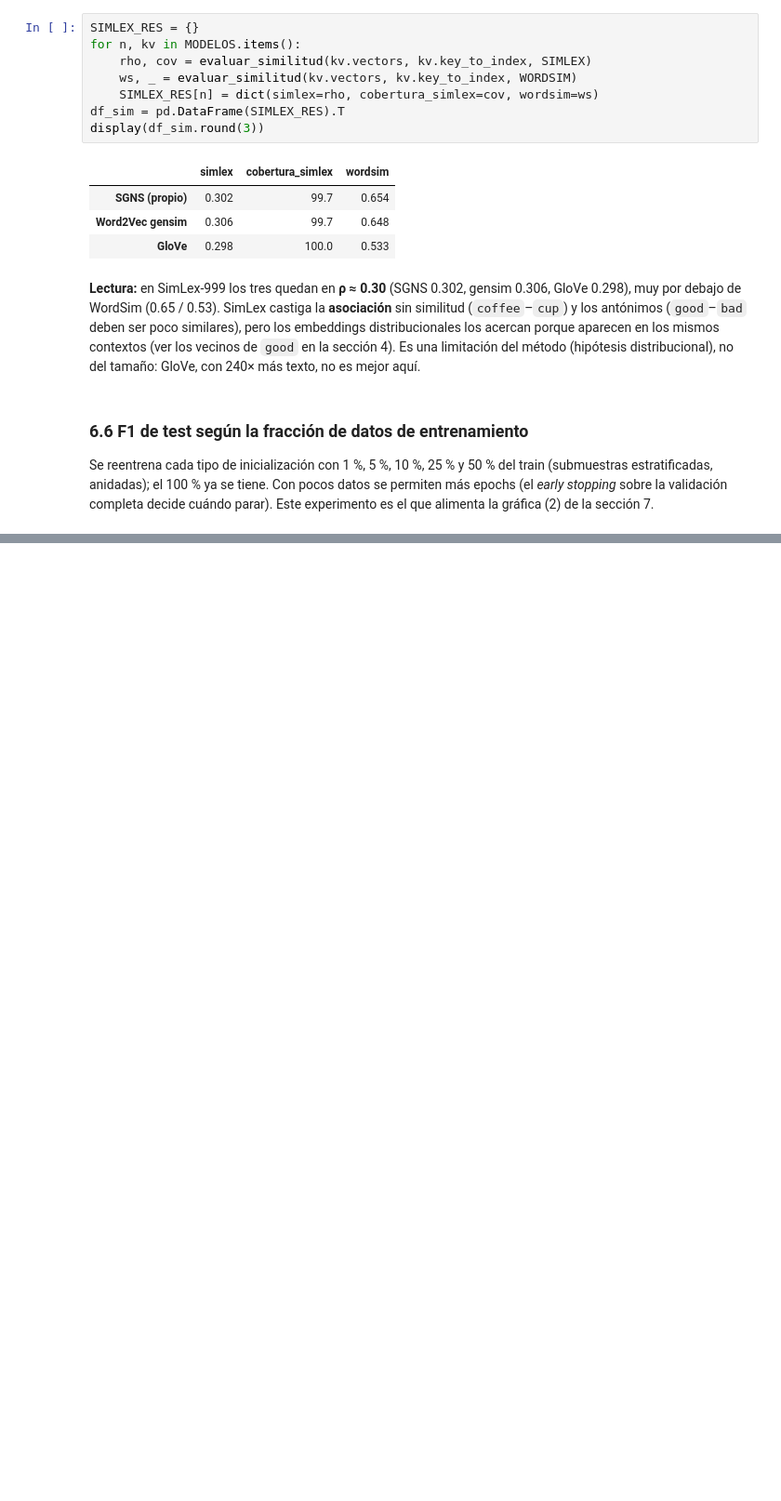
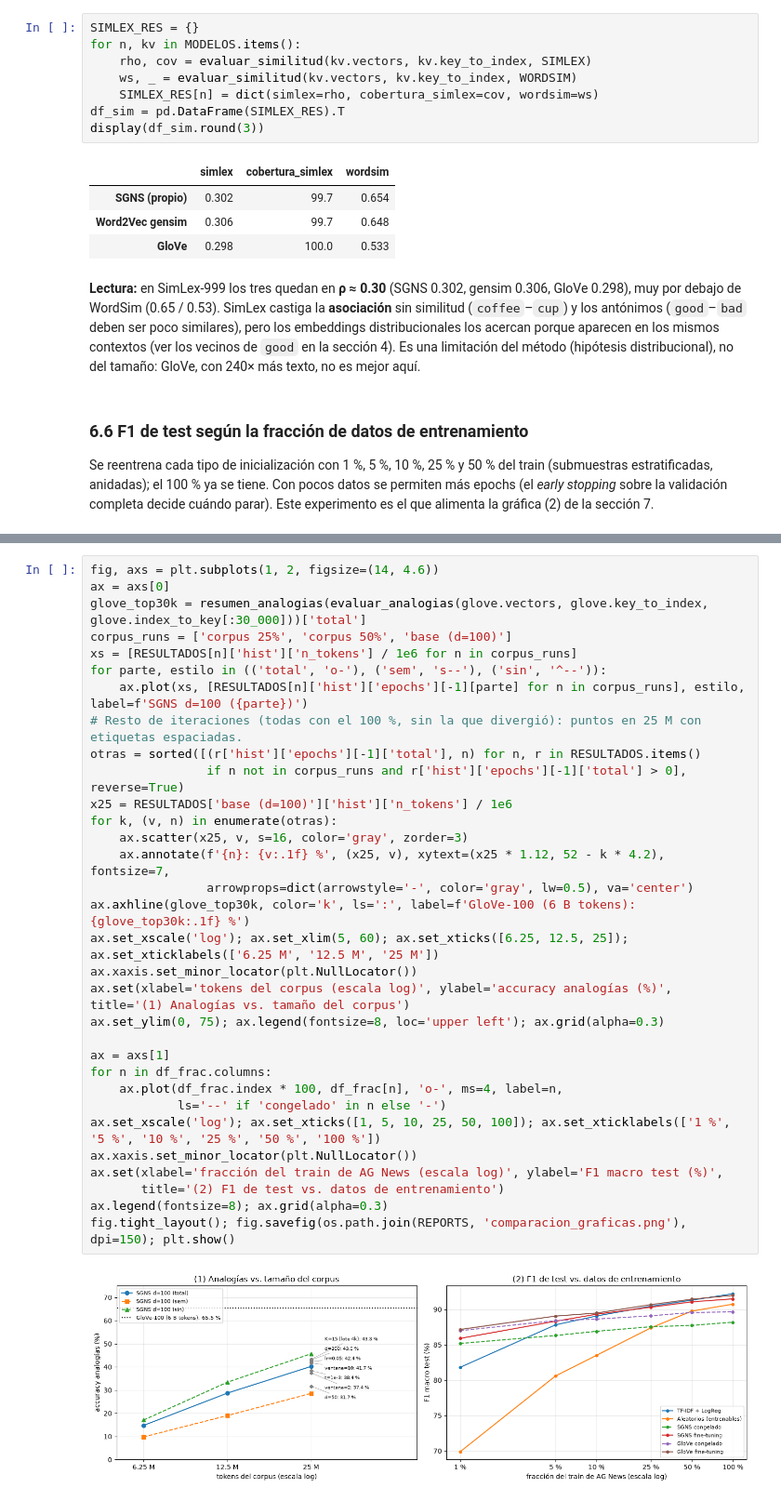
Before and after one commit to nicoCT04/Lab7-DL, a Jupyter notebook: notebook/lab7.ipynb, the cells around one changed output, grey strips where cells are left out. Shown at 93% size. Cells and saved outputs as stored; diff of their text form; blank space fills up the shorter version.

Commit message:
Tabla comparativa, graficas finales, discusion, vectores del mejor modelo y README

```diff
--- a/notebook/lab7.ipynb
+++ b/notebook/lab7.ipynb
@@ -1959,0 +2031,34 @@ df_frac.round(3).to_csv(os.path.join(REPORTS, 'f1_vs_fraccion.csv'))
+# %%
+fig, axs = plt.subplots(1, 2, figsize=(14, 4.6))
+ax = axs[0]
+glove_top30k = resumen_analogias(evaluar_analogias(glove.vectors, glove.key_to_index, glove.index_to_key[:30_000]))['total']
+corpus_runs = ['corpus 25%', 'corpus 50%', 'base (d=100)']
+xs = [RESULTADOS[n]['hist']['n_tokens'] / 1e6 for n in corpus_runs]
+for parte, estilo in (('total', 'o-'), ('sem', 's--'), ('sin', '^--')):
+    ax.plot(xs, [RESULTADOS[n]['hist']['epochs'][-1][parte] for n in corpus_runs], estilo, label=f'SGNS d=100 ({parte})')
+# Resto de iteraciones (todas con el 100 %, sin la que divergió): puntos en 25 M con etiquetas espaciadas.
+otras = sorted([(r['hist']['epochs'][-1]['total'], n) for n, r in RESULTADOS.items()
+                if n not in corpus_runs and r['hist']['epochs'][-1]['total'] > 0], reverse=True)
+x25 = RESULTADOS['base (d=100)']['hist']['n_tokens'] / 1e6
+for k, (v, n) in enumerate(otras):
+    ax.scatter(x25, v, s=16, color='gray', zorder=3)
+    ax.annotate(f'{n}: {v:.1f} %', (x25, v), xytext=(x25 * 1.12, 52 - k * 4.2), fontsize=7,
+                arrowprops=dict(arrowstyle='-', color='gray', lw=0.5), va='center')
+ax.axhline(glove_top30k, color='k', ls=':', label=f'GloVe-100 (6 B tokens): {glove_top30k:.1f} %')
+ax.set_xscale('log'); ax.set_xlim(5, 60); ax.set_xticks([6.25, 12.5, 25]); ax.set_xticklabels(['6.25 M', '12.5 M', '25 M'])
+ax.xaxis.set_minor_locator(plt.NullLocator())
+ax.set(xlabel='tokens del corpus (escala log)', ylabel='accuracy analogías (%)', title='(1) Analogías vs. tamaño del corpus')
+ax.set_ylim(0, 75); ax.legend(fontsize=8, loc='upper left'); ax.grid(alpha=0.3)
+
+ax = axs[1]
+for n in df_frac.columns:
+    ax.plot(df_frac.index * 100, df_frac[n], 'o-', ms=4, label=n,
+            ls='--' if 'congelado' in n else '-')
+ax.set_xscale('log'); ax.set_xticks([1, 5, 10, 25, 50, 100]); ax.set_xticklabels(['1 %', '5 %', '10 %', '25 %', '50 %', '100 %'])
+ax.xaxis.set_minor_locator(plt.NullLocator())
+ax.set(xlabel='fracción del train de AG News (escala log)', ylabel='F1 macro test (%)',
+       title='(2) F1 de test vs. datos de entrenamiento')
+ax.legend(fontsize=8); ax.grid(alpha=0.3)
+fig.tight_layout(); fig.savefig(os.path.join(REPORTS, 'comparacion_graficas.png'), dpi=150); plt.show()
+# %% [output]
+[figure, added]
```
Also changed, not shown: parts of 15 cells of this notebook, 9 other files.
